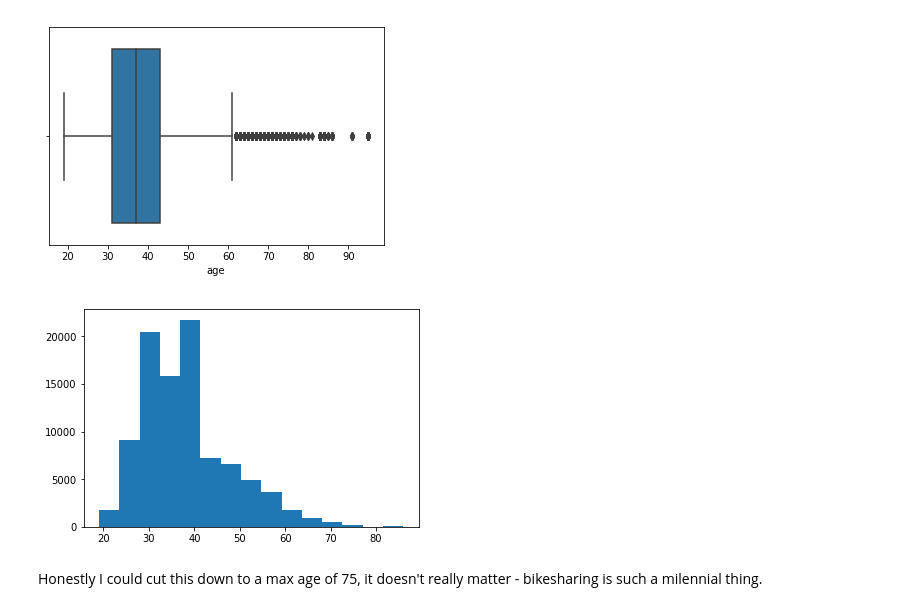
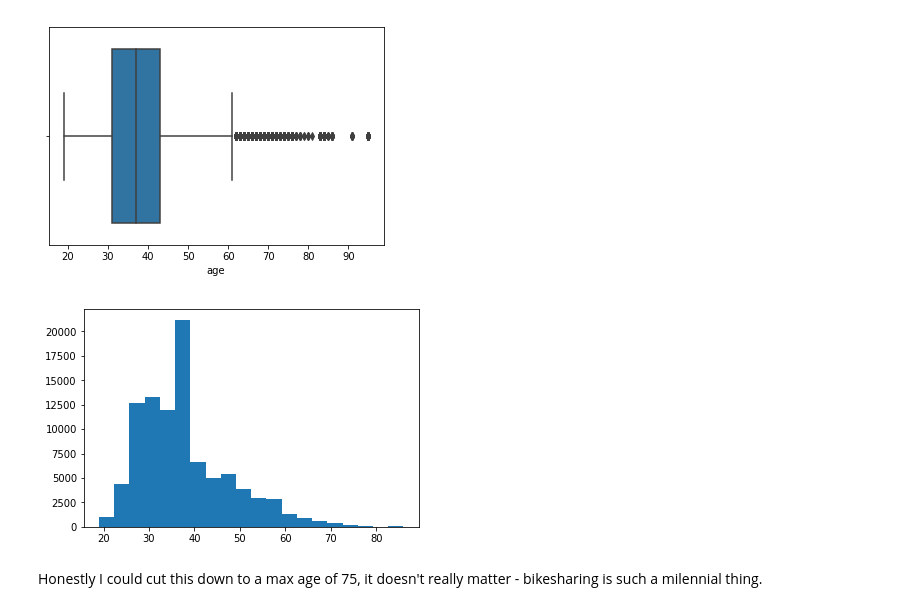
Before and after one commit to rileypredum/lyft_analysis, a Jupyter notebook: dev_df_data_cleaning.ipynb, the cells around one changed output. Cells and saved outputs as stored; diff of their text form; code cells hidden in the pictures.

Commit message:
first few plots

```diff
--- a/dev_df_data_cleaning.ipynb
+++ b/dev_df_data_cleaning.ipynb
@@ -135,8 +135,9 @@ dev_df = dev_df[dev_df['age'] < 90]
 # %%
 age = dev_df['age']
 
-plt.hist(x=age, bins = 15);
+plt.hist(x=age, bins = 20);
+plt.show()
 # %% [output]
-[figure, old version]
+[figure, new version]
 # %% [markdown]
 Honestly I could cut this down to a max age of 75, it doesn't really matter - bikesharing is such a milennial thing.
```
Also changed, not shown: parts of 5 cells of this notebook.
